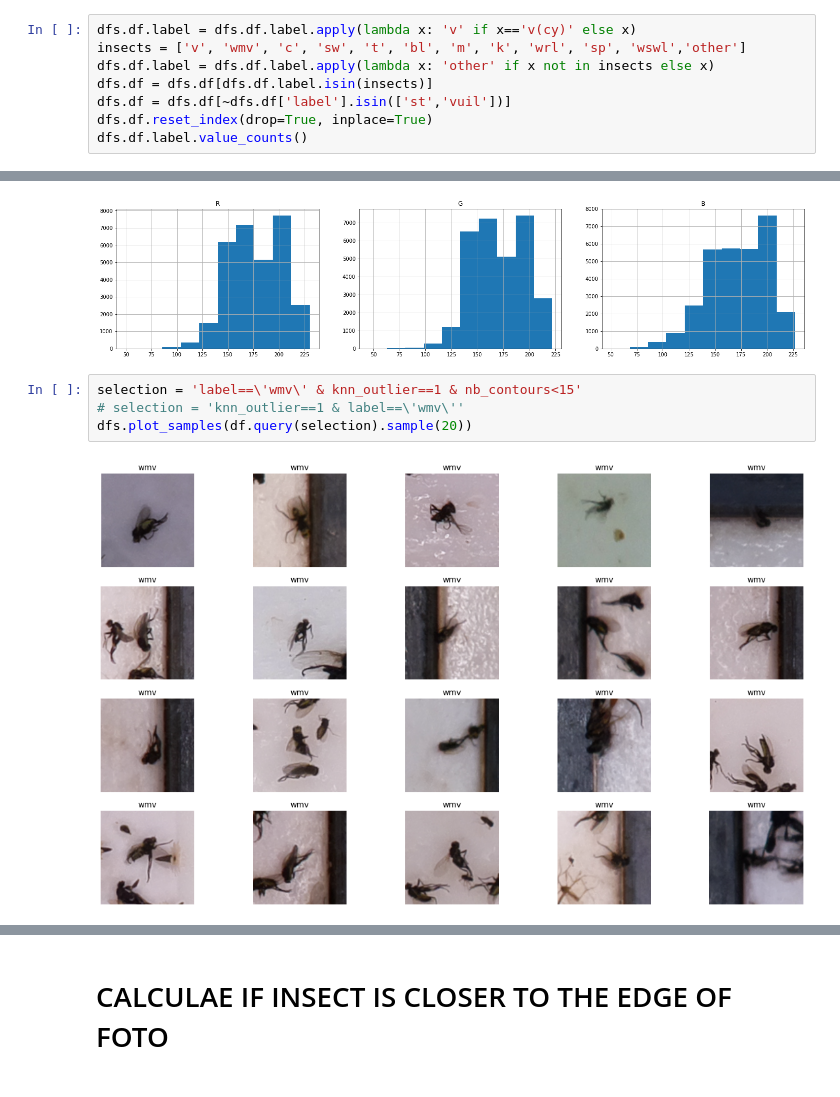
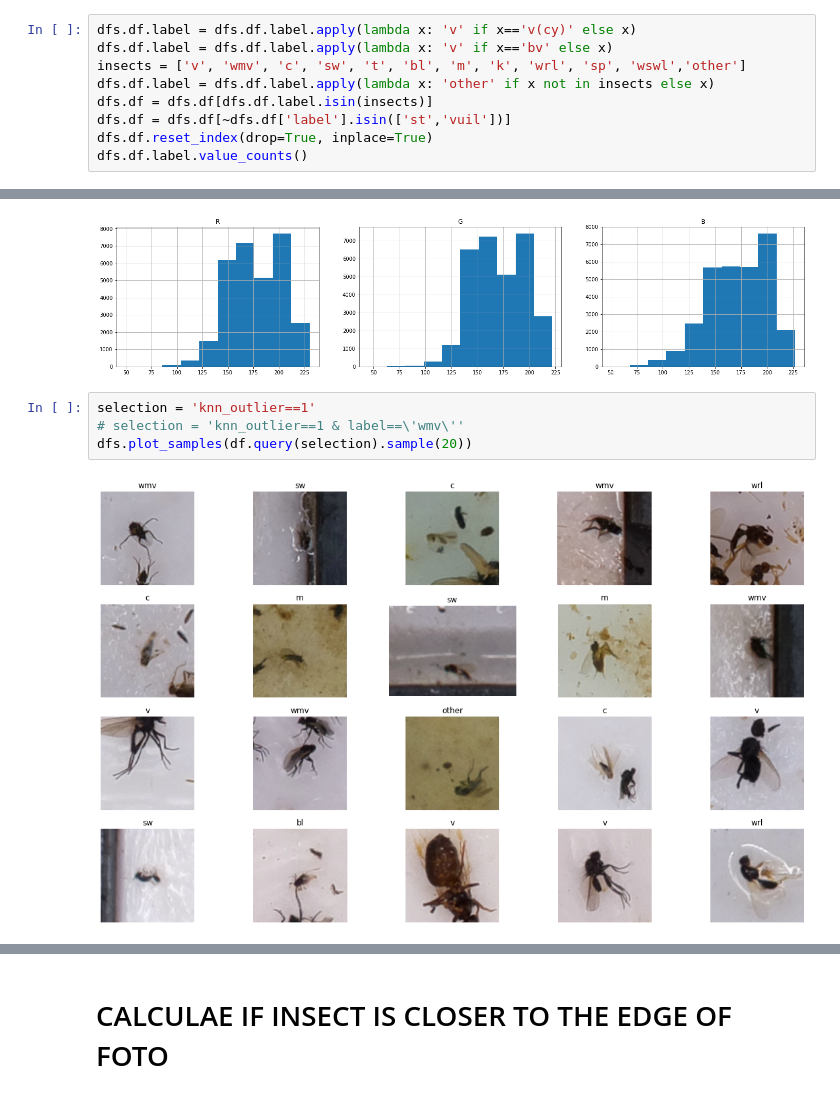
Before and after one commit to kalfasyan/stickybugs-ai, a Jupyter notebook: 001_Data_preparation.ipynb, the cells around one changed output, grey strips where cells are left out. Cells and saved outputs as stored; diff of their text form.

```diff
--- a/001_Data_preparation.ipynb
+++ b/001_Data_preparation.ipynb
@@ -44,6 +46,7 @@ sl             1
 Name: label, dtype: int64
 # %%
 dfs.df.label = dfs.df.label.apply(lambda x: 'v' if x=='v(cy)' else x)
+dfs.df.label = dfs.df.label.apply(lambda x: 'v' if x=='bv' else x)
 insects = ['v', 'wmv', 'c', 'sw', 't', 'bl', 'm', 'k', 'wrl', 'sp', 'wswl','other']
 dfs.df.label = dfs.df.label.apply(lambda x: 'other' if x not in insects else x)
 dfs.df = dfs.df[dfs.df.label.isin(insects)]
@@ -200,11 +205,11 @@ df.B.hist();plt.title('B');
 # %% [output]
 [figure]
 # %%
-selection = 'label==\'wmv\' & knn_outlier==1 & nb_contours<15'
+selection = 'knn_outlier==1'
 # selection = 'knn_outlier==1 & label==\'wmv\''
 dfs.plot_samples(df.query(selection).sample(20))
 # %% [output]
-[figure, old version]
+[figure, new version]
 # %%
 df.query(selection).date.value_counts()
 # %% [output]
```
Also changed, not shown: parts of 9 cells of this notebook, 4 other files.
